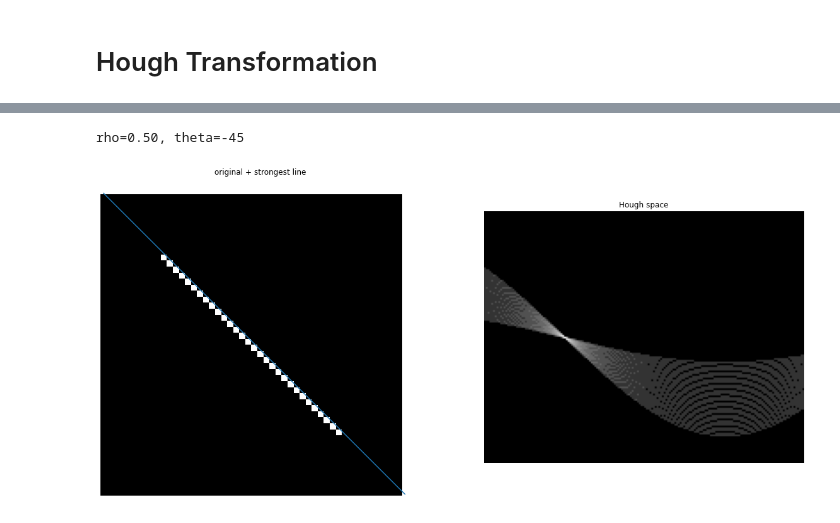
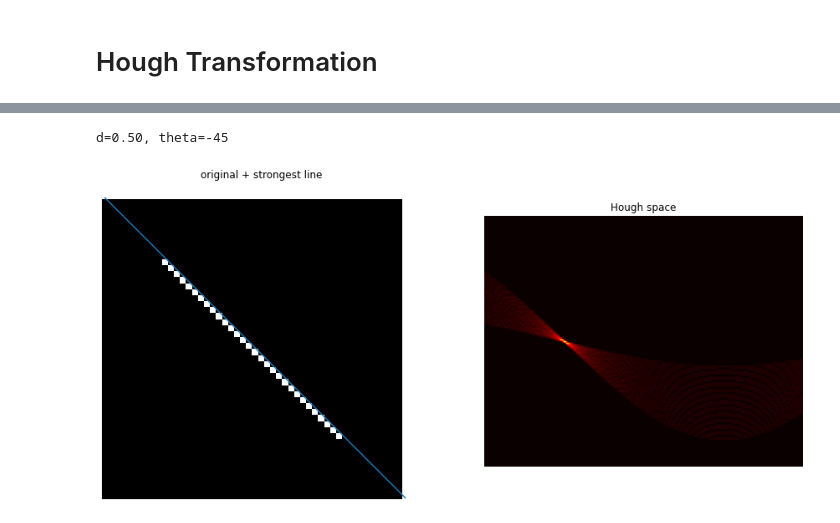
Before and after one commit to schedldave/cv2021, a Jupyter notebook: 04_Edges.ipynb, the cells around one changed output, grey strips where cells are left out. Cells and saved outputs as stored; diff of their text form; code cells hidden in the pictures.

```diff
--- a/04_Edges.ipynb
+++ b/04_Edges.ipynb
@@ -171,33 +172,26 @@ dst = cv.Canny(src, 50, 200, None, 3)
 
 # Copy edges to the images that will display the results in BGR
 cdst = cv.cvtColor(dst, cv.COLOR_GRAY2BGR)
-cdstP = np.copy(cdst)
 
 lines = cv.HoughLines(dst, 1, np.pi / 180, 150, None, 0, np.pi )
 
 if lines is not None:
     for i in range(0, len(lines)):
-        rho = lines[i][0][0]
+        d = lines[i][0][0]
         theta = lines[i][0][1]
         a = math.cos(theta)
         b = math.sin(theta)
-        x0 = a * rho
-        y0 = b * rho
+        x0 = a * d
+        y0 = b * d
         pt1 = (int(x0 + 1000*(-b)), int(y0 + 1000*(a)))
         pt2 = (int(x0 - 1000*(-b)), int(y0 - 1000*(a)))
         cv.line(cdst, pt1, pt2, (0,0,255), 3, cv.LINE_AA)
 
-
-linesP = cv.HoughLinesP(dst, 1, np.pi / 180, 150, None, 40, 20)
-
-if linesP is not None:
-    for i in range(0, len(linesP)):
-        l = linesP[i][0]
-        cv.line(cdstP, (l[0], l[1]), (l[2], l[3]), (0,0,255), 3, cv.LINE_AA)
+# optionally, we can use the probabilistic hough transform:
+#linesP = cv.HoughLinesP(dst, 1, np.pi / 180, 150, None, 40, 20)
 
 plt.figure(figsize=(20,10))
-plt.subplot(131), imshow(src)
-plt.subplot(132),imshow(cdst) #"Detected Lines (in red) - Standard Hough Line Transform",
-plt.subplot(133),imshow(cdstP) #"Detected Lines (in red) - Probabilistic Line Transform",
+plt.subplot(121), imshow(src)
+plt.subplot(122),imshow(cdst) #"Detected Lines (in red) - Standard Hough Line Transform",
 plt.show()
 # %% [output]
@@ -227,11 +201,11 @@ import numpy as np
 # example from: https://github.com/alyssaq/hough_transform
 
 def hough_line(img):
-  # Rho and Theta ranges
+  # ds and Theta ranges
   thetas = np.deg2rad(np.arange(-90.0, 90.0))
   width, height = img.shape
   diag_len = int(np.ceil(np.sqrt(width * width + height * height)))  # max_dist
-  rhos = np.linspace(-diag_len, diag_len, diag_len*2)
+  ds = np.linspace(-diag_len, diag_len, diag_len*2)
 
   # Cache some resuable values
   cos_t = np.cos(thetas)
@@ -241,42 +215,41 @@ def hough_line(img):
   # Hough accumulator array of theta vs rho
   accumulator = np.zeros((2 * diag_len, num_thetas), dtype=np.uint64)
   y_idxs, x_idxs = np.nonzero(img)  # (row, col) indexes to edges
 
   # Vote in the hough accumulator
   for i in range(len(x_idxs)):
     x = x_idxs[i]
     y = y_idxs[i]
 
     for t_idx in range(num_thetas):
       # Calculate rho. diag_len is added for a positive index
-      rho = round(x * cos_t[t_idx] + y * sin_t[t_idx]) + diag_len
-      accumulator[rho, t_idx] += 1
+      d = round(x * cos_t[t_idx] + y * sin_t[t_idx]) + diag_len
+      accumulator[d, t_idx] += 1
 
-  return accumulator, thetas, rhos
+  return accumulator, thetas, ds
 
 # Create binary image and call hough_line
 image = np.zeros((50,50),dtype=np.int8)
 #image[:, :] = np.eye(50)[::-1, :]# + np.eye(50)#[::-1, :]
 image[10:40,10:40] = np.eye(30)
 #image[25,10:40] = 1.0
-accumulator, thetas, rhos = hough_line(image)
+accumulator, thetas, ds = hough_line(image)
 
 # Easiest peak finding based on max votes
 idx = np.argmax(accumulator)
-rho = rhos[np.int(idx / accumulator.shape[1])]
+d = ds[np.int(idx / accumulator.shape[1])]
 theta = thetas[idx % accumulator.shape[1]]
-print("rho={:.2f}, theta={:.0f}".format(rho, np.rad2deg(theta)))
+print("d={:.2f}, theta={:.0f}".format(d, np.rad2deg(theta)))
 
 # convert to m,b formulation for easy plotting
 m = -np.cos(theta) / np.sin(theta)
-b = rho / np.sin(theta)
+b = d / np.sin(theta)
 
-plt.figure(figsize=(20,10))
+plt.figure(figsize=(15,10))
 plt.subplot(121), imshow(image, cmap='gray')
 plt.plot([0,image.shape[1]],[b,(image.shape[1])*m+b]), plt.title( 'original + strongest line' )
-plt.subplot(122),imshow(np.log(accumulator+1), cmap='gray'), plt.title( 'Hough space' ) #"Detected Lines (in red) - Standard Hough Line Transform",
-#plt.subplot(133),imshow(cdstP) #"Detected Lines (in red) - Probabilistic Line Transform",
+plt.subplot(122),imshow(accumulator, cmap='hot'), plt.title( 'Hough space' )
 plt.show()
 # %% [output]
-rho=0.50, theta=-45
+d=0.50, theta=-45
-[figure, old version]
+[figure, new version]
```
Also changed, not shown: parts of 9 cells of this notebook.
